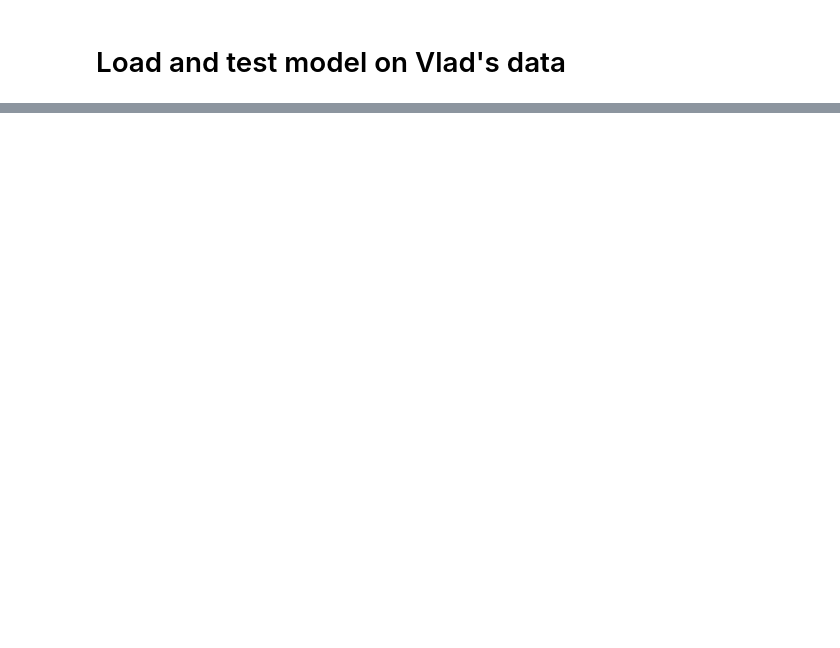
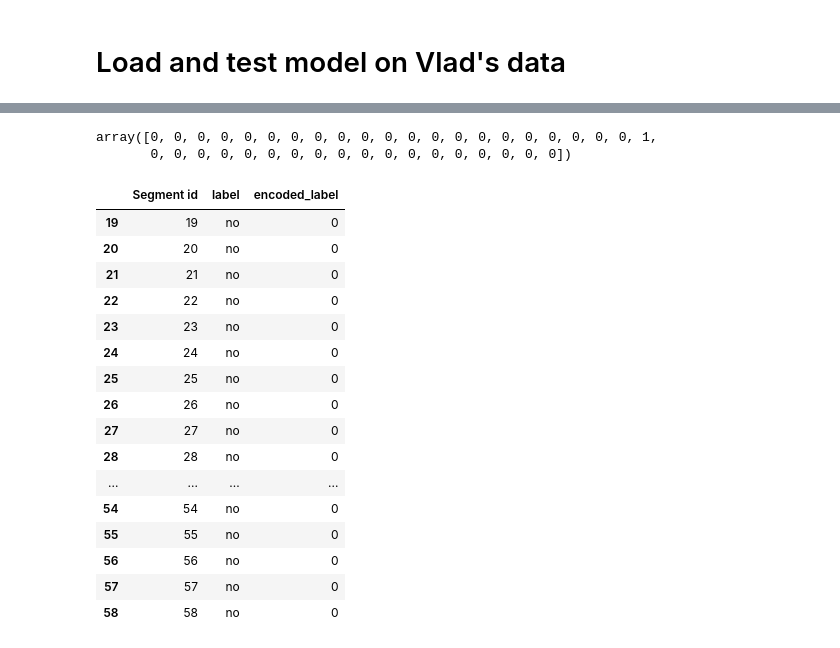
Before and after one commit to lior199707/Robot_Classifiers, a Jupyter notebook: SVM/lior_model/lior_svm_notebook.ipynb, the cells around one changed output, grey strips where cells are left out. Saved outputs shown, nothing was run; the diff lists cells and outputs as text; code cells hidden in the pictures; blank space fills up the shorter version.

```diff
--- a/SVM/lior_model/lior_svm_notebook.ipynb
+++ b/SVM/lior_model/lior_svm_notebook.ipynb
@@ -427,0 +481,5 @@ joblib.dump(svm_classifier, full_model_path)
+# %%
+Y_test = pd.read_csv("test_data/EDA_vlad_1.csv")
+# Take segments id 19 to 58
+Y_test = Y_test[19:59]
+Y_test
@@ -427,0 +504,28 @@ joblib.dump(svm_classifier, full_model_path)
+# %%
+# Get the real labels of the testing data
+test_encoded_labels = label_encoder.fit_transform(Y_test.label)
+test_encoded_labels
+# %% [output]
+array([0, 0, 0, 0, 0, 0, 0, 0, 0, 0, 0, 0, 0, 0, 0, 0, 0, 0, 0, 0, 0, 1,
+       0, 0, 0, 0, 0, 0, 0, 0, 0, 0, 0, 0, 0, 0, 0, 0, 0, 0])
+# %%
+Y_test["encoded_label"] = test_encoded_labels
+Y_test
+# %% [output]
+|  | Segment id | label | encoded_label |
+| 19 | 19 | no | 0 |
+| 20 | 20 | no | 0 |
+| 21 | 21 | no | 0 |
+| 22 | 22 | no | 0 |
+| 23 | 23 | no | 0 |
+| 24 | 24 | no | 0 |
+| 25 | 25 | no | 0 |
+| 26 | 26 | no | 0 |
+| 27 | 27 | no | 0 |
+| 28 | 28 | no | 0 |
+| ... | ... | ... | ... |
+| 54 | 54 | no | 0 |
+| 55 | 55 | no | 0 |
+| 56 | 56 | no | 0 |
+| 57 | 57 | no | 0 |
+| 58 | 58 | no | 0 |
```
Also changed, not shown: parts of 39 cells of this notebook, 5 other files.
